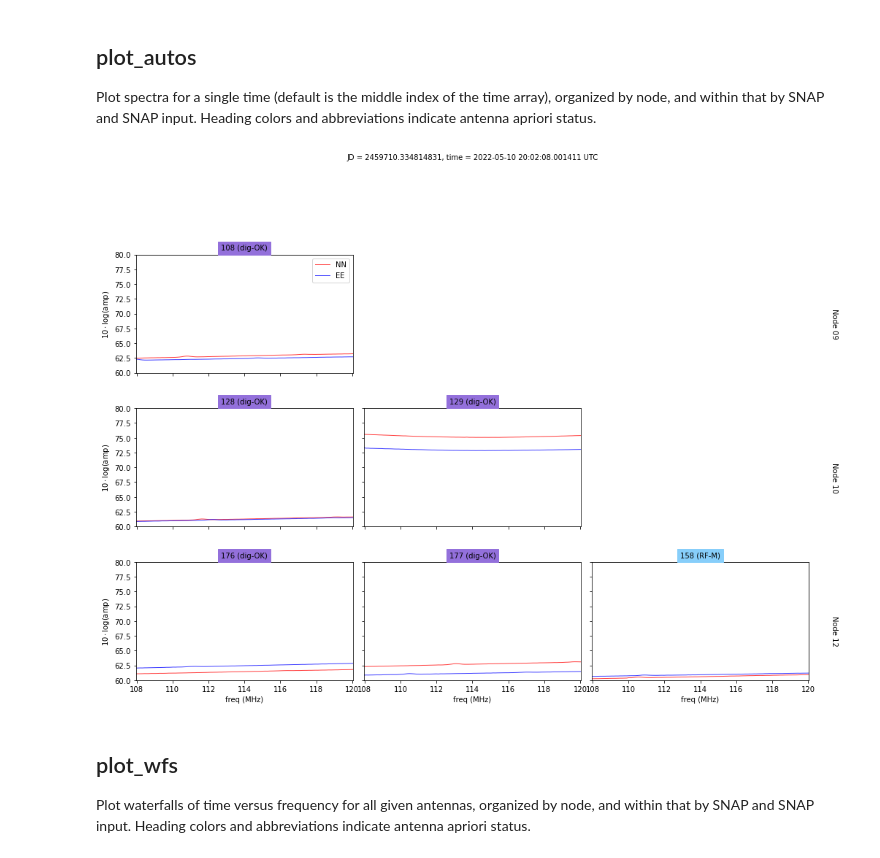
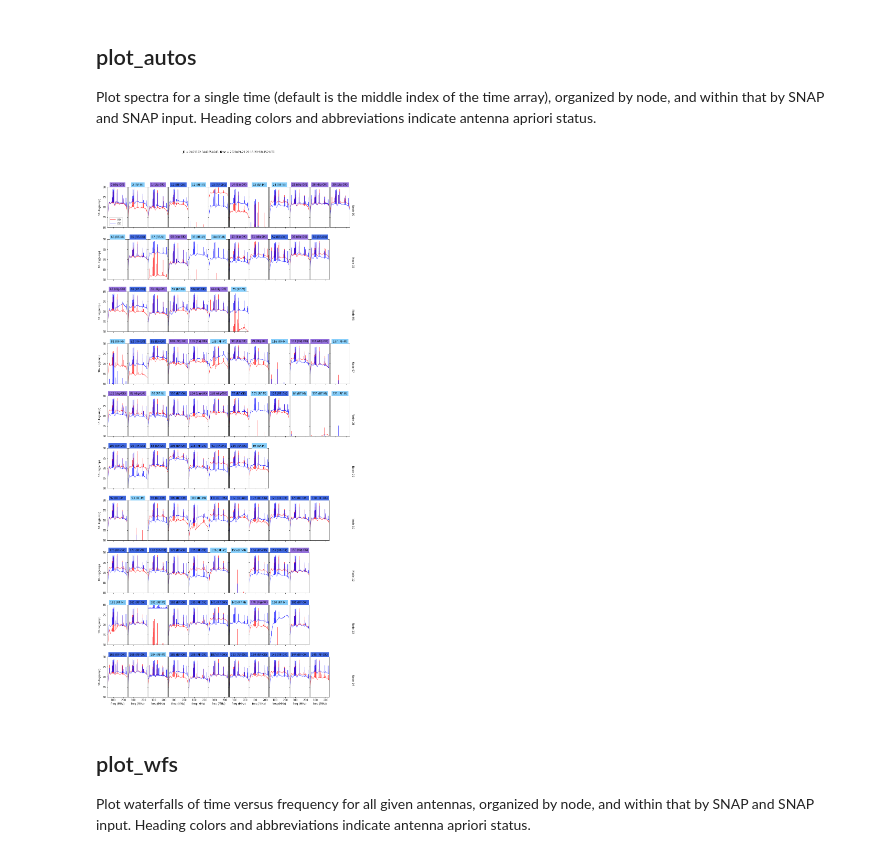
Before and after one commit to HERA-Team/hera_commissioning_tools, a Jupyter notebook: notebooks/plot_library.ipynb, the cells around one changed output. Cells and saved outputs as stored; diff of their text form; code cells hidden in the pictures.

Commit message:
Add corr plots

```diff
--- a/notebooks/plot_library.ipynb
+++ b/notebooks/plot_library.ipynb
@@ -4,6 +4,7 @@ from pyuvdata import UVData
 from hera_commissioning_tools import plots, utils
 import glob
 import os
+import numpy as np
 
 uv_sum_autos = UVData()
 uv_sum = UVData()
@@ -13,11 +14,16 @@ uv_diff = UVData()
 root_dir = os.path.dirname(os.path.abspath("../setup.py"))
 
 HHfiles, difffiles, HHautos, diffautos = utils.get_files(f'{root_dir}/hera_commissioning_tools/tests',2459710)
-
 uv_sum_autos.read(HHautos)
 uv_sum.read(HHfiles)
 uv_diff_autos.read(diffautos)
 uv_diff.read(difffiles)
+
+HHfiles, difffiles, HHautos, diffautos = utils.get_files(f'{root_dir}/hera_commissioning_tools/tests',2459122)
+uv_sum_sky = UVData()
+uv_diff_sky = UVData()
+uv_sum_sky.read(HHfiles)
+uv_diff_sky.read(difffiles)
 # %% [output]
 LST values stored in /Users/dstorer/repos/hera_commissioning_tools/hera_commissioning_tools/tests/2459710.sum.autos.uvh5 are not self-consistent with time_array and telescope location. Consider recomp ...
 LST values stored in /Users/dstorer/repos/hera_commissioning_tools/hera_commissioning_tools/tests/2459710.diff.autos.uvh5 are not self-consistent with time_array and telescope location. Consider recom ...
@@ -26,9 +32,9 @@ LST values stored in /Users/dstorer/repos/hera_commissioning_tools/hera_commissi
 
 Plot spectra for a single time (default is the middle index of the time array), organized by node, and within that by SNAP and SNAP input. Heading colors and abbreviations indicate antenna apriori status.
 # %%
-plots.plot_autos(uv_sum_autos)
+plots.plot_autos(uv_sum_sky,dtype='sky')
 # %% [output]
-[figure, old version]
+[figure, new version]
 # %% [markdown]
 ## plot_wfs
 
```
Also changed, not shown: parts of 10 cells of this notebook.
